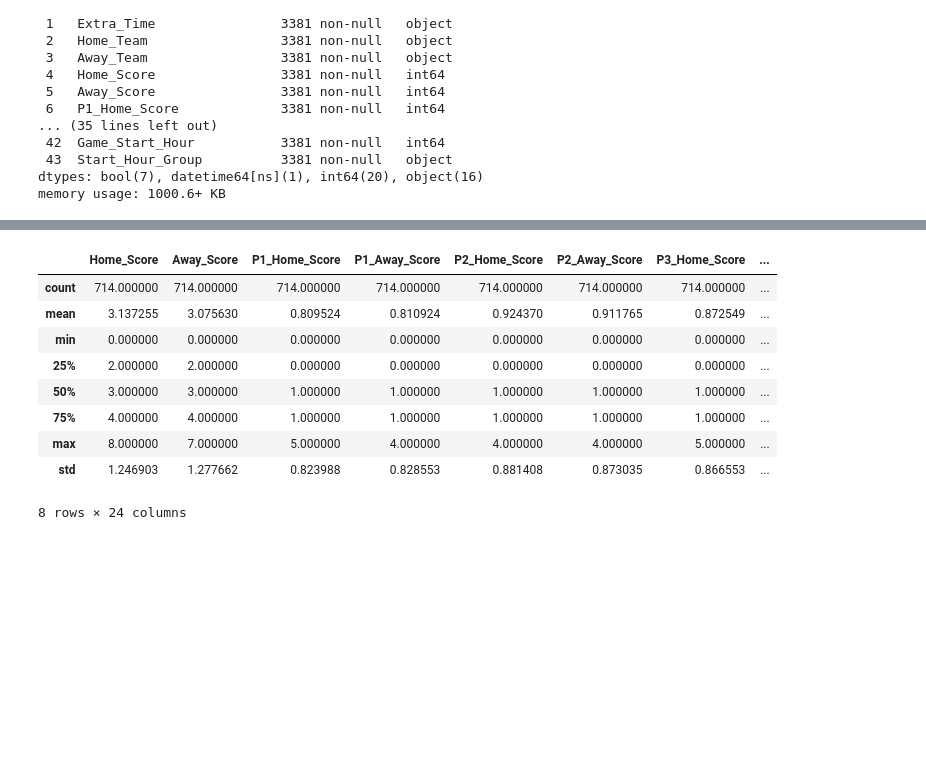
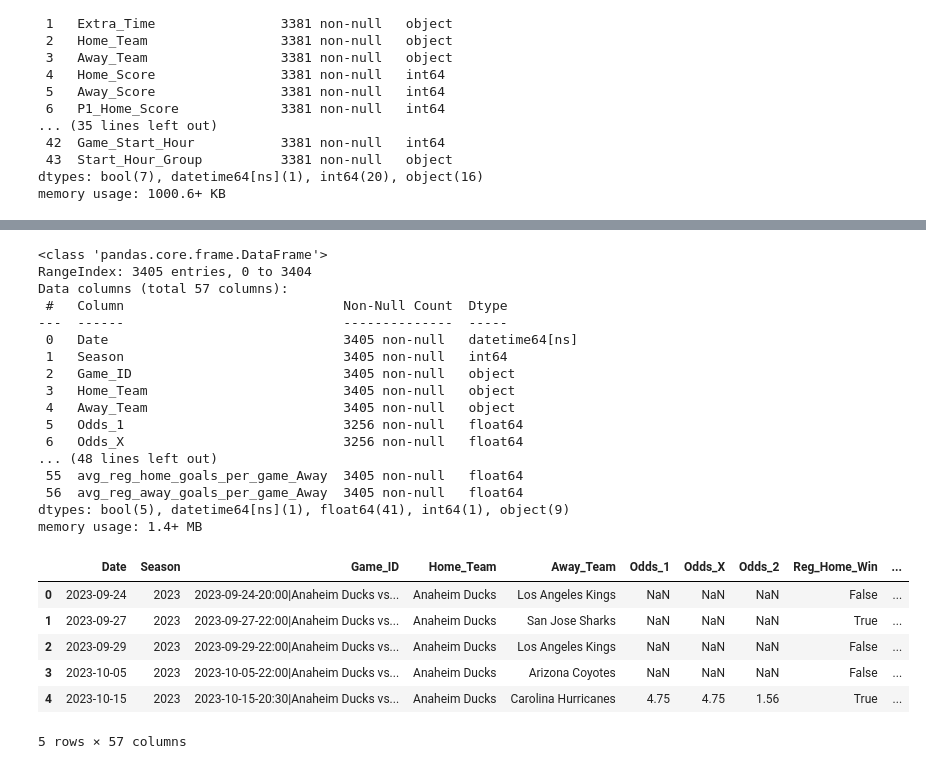
Before and after one commit to emmettd247/SportOnIce, a Jupyter notebook: master_data_join.ipynb, the cells around one changed output, grey strips where cells are left out. Drawn from its saved outputs; the diff is of its cells as text; code cells hidden in the pictures; blank space fills up the shorter version.

Commit message:
Write Final Modeling Data

```diff
--- a/master_data_join.ipynb
+++ b/master_data_join.ipynb
@@ -161,0 +207,5 @@ test_all_home_games[peek_cols].head(5)
+# %%
+# repeat for away teams
+all_away_games = grain_sort_cumsum_props('Away_Team', master_data)
+all_away_games.info()
+all_away_games.head()
@@ -162,14 +237,48 @@ test_all_home_games[peek_cols].head(5)
 # %%
-# TODO - perform EDA on records that resulted in a regular time tie and see if there's any patterns or trends in this subset that could be indicative of predictive features
-master_data[master_data['Reg_Tie'] == True].describe()
+# get key cols from master data
+base_cols = ['Date', 'Season', 'Game_ID', 'Home_Team', 'Away_Team',
+    'Odds_1', 'Odds_X', 'Odds_2', 'Reg_Home_Win', 'Reg_Away_Win', 'Reg_Tie',
+    'Month', 'Day_of_Week', 'Conf_Matchup', 'Div_Matchup', 'Conf_Pair', 'Div_Pair',
+    'Team_Pair', 'Start_Hour_Group'
+    ]
+
+modeling_data_base = master_data[base_cols]
+
+# ensure data sorted correctly
+modeling_data = modeling_data_base.sort_values(by=['Home_Team', 'Season', 'Date'])
+
+# join home and away dfs to modeling data
+modeling_data = modeling_data.merge(all_home_games, how='left', on=['Home_Team', 'Season', 'Date'])
+modeling_data = modeling_data.merge(all_away_games, how='left', on=['Away_Team', 'Season', 'Date'])
+
+# # shift all avg and prop cols by 1 to avoid data leakage
+# cum_prop_cols = [x for x in modeling_data.columns if x.startswith('prop_') or x.startswith('avg_')]
+# modeling_data[cum_prop_cols] = modeling_data.groupby(['Season', 'Home_Team', 'Away_Team'])[cum_prop_cols].shift(1)
+
+modeling_data.info()
+modeling_data.head()
 # %% [output]
+<class 'pandas.core.frame.DataFrame'>
+RangeIndex: 3405 entries, 0 to 3404
+Data columns (total 57 columns):
+ #   Column                            Non-Null Count  Dtype
+---  ------                            --------------  -----
+ 0   Date                              3405 non-null   datetime64[ns]
+ 1   Season                            3405 non-null   int64
+ 2   Game_ID                           3405 non-null   object
+ 3   Home_Team                         3405 non-null   object
+ 4   Away_Team                         3405 non-null   object
+ 5   Odds_1                            3256 non-null   float64
+ 6   Odds_X                            3256 non-null   float64
+... (48 lines left out)
+ 55  avg_reg_home_goals_per_game_Away  3405 non-null   float64
+ 56  avg_reg_away_goals_per_game_Away  3405 non-null   float64
+dtypes: bool(5), datetime64[ns](1), float64(41), int64(1), object(9)
+memory usage: 1.4+ MB
-|  | Home_Score | Away_Score | P1_Home_Score | P1_Away_Score | P2_Home_Score | P2_Away_Score | P3_Home_Score | ... |
-| count | 714.000000 | 714.000000 | 714.000000 | 714.000000 | 714.000000 | 714.000000 | 714.000000 | ... |
-| mean | 3.137255 | 3.075630 | 0.809524 | 0.810924 | 0.924370 | 0.911765 | 0.872549 | ... |
-| min | 0.000000 | 0.000000 | 0.000000 | 0.000000 | 0.000000 | 0.000000 | 0.000000 | ... |
-| 25% | 2.000000 | 2.000000 | 0.000000 | 0.000000 | 0.000000 | 0.000000 | 0.000000 | ... |
-| 50% | 3.000000 | 3.000000 | 1.000000 | 1.000000 | 1.000000 | 1.000000 | 1.000000 | ... |
-| 75% | 4.000000 | 4.000000 | 1.000000 | 1.000000 | 1.000000 | 1.000000 | 1.000000 | ... |
-| max | 8.000000 | 7.000000 | 5.000000 | 4.000000 | 4.000000 | 4.000000 | 5.000000 | ... |
-| std | 1.246903 | 1.277662 | 0.823988 | 0.828553 | 0.881408 | 0.873035 | 0.866553 | ... |
+|  | Date | Season | Game_ID | Home_Team | Away_Team | Odds_1 | Odds_X | Odds_2 | Reg_Home_Win | ... |
+| 0 | 2023-09-24 | 2023 | 2023-09-24-20:00|Anaheim Ducks vs... | Anaheim Ducks | Los Angeles Kings | NaN | NaN | NaN | False | ... |
+| 1 | 2023-09-27 | 2023 | 2023-09-27-22:00|Anaheim Ducks vs... | Anaheim Ducks | San Jose Sharks | NaN | NaN | NaN | True | ... |
+| 2 | 2023-09-29 | 2023 | 2023-09-29-22:00|Anaheim Ducks vs... | Anaheim Ducks | Los Angeles Kings | NaN | NaN | NaN | False | ... |
+| 3 | 2023-10-05 | 2023 | 2023-10-05-22:00|Anaheim Ducks vs... | Anaheim Ducks | Arizona Coyotes | NaN | NaN | NaN | False | ... |
+| 4 | 2023-10-15 | 2023 | 2023-10-15-20:30|Anaheim Ducks vs... | Anaheim Ducks | Carolina Hurricanes | 4.75 | 4.75 | 1.56 | True | ... |
-8 rows × 24 columns
+5 rows × 57 columns
```
Also changed, not shown: parts of 7 cells of this notebook, 1 other file.
